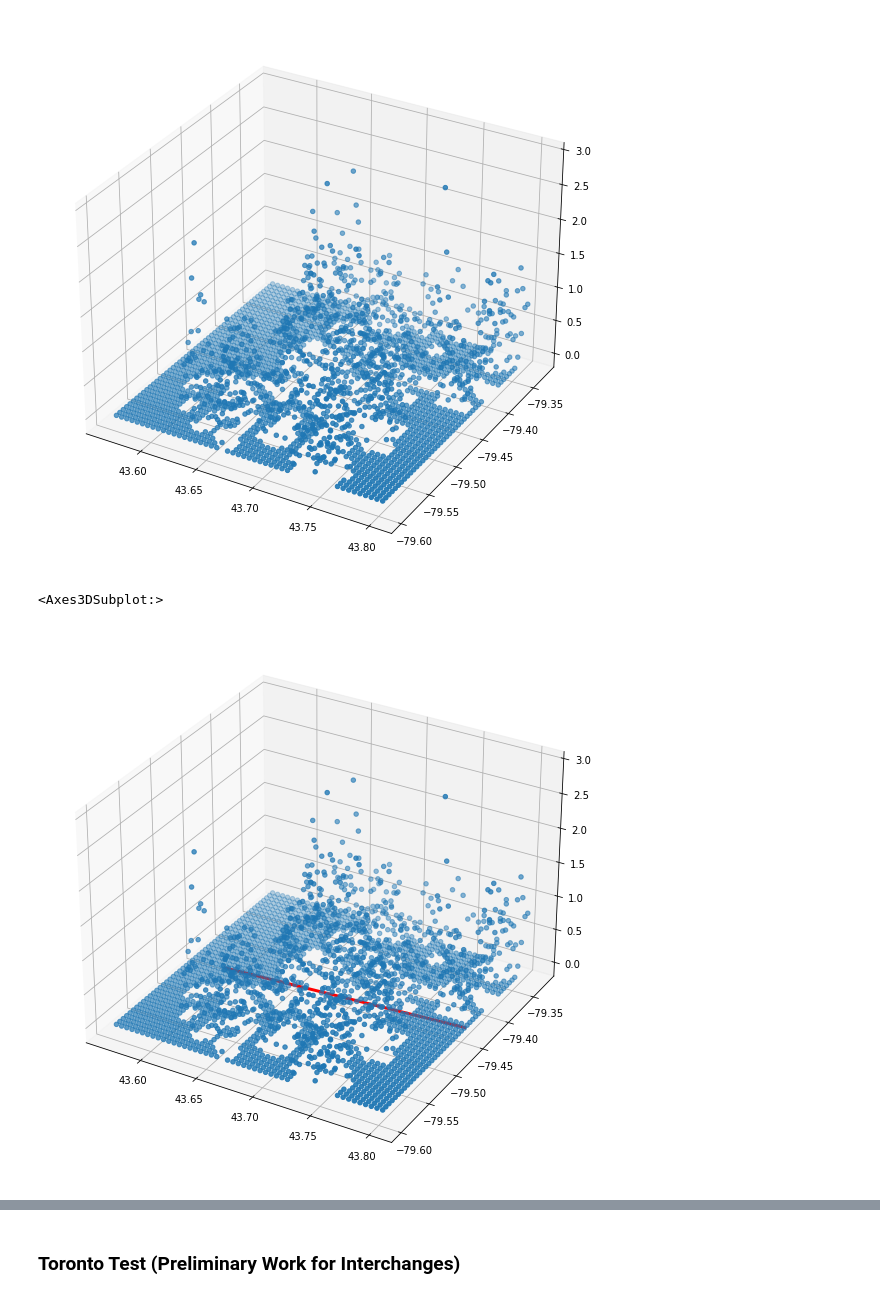
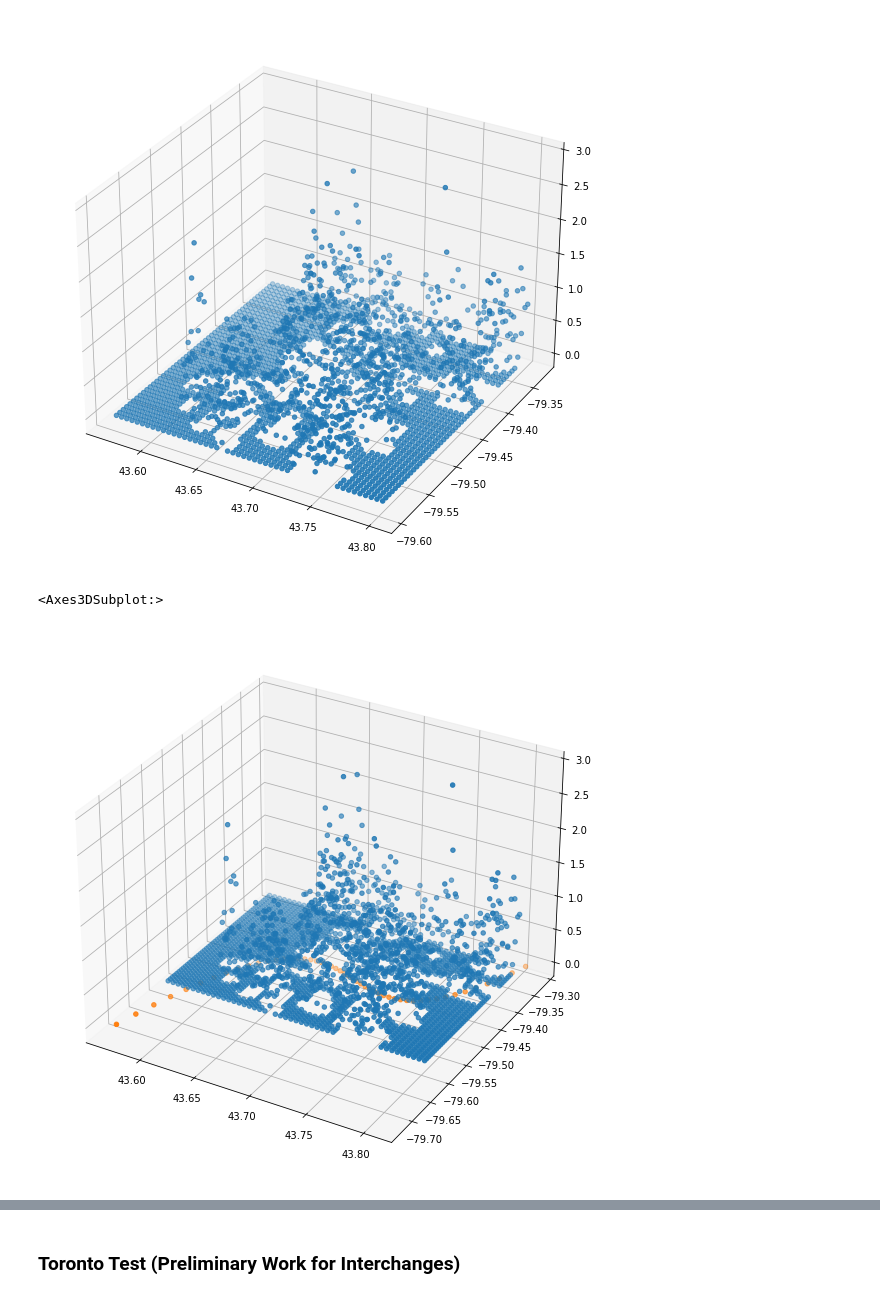
Before and after one commit to geotrieu/transit-ai, a Jupyter notebook: src/preprocessing.ipynb, the cells around one changed output, grey strips where cells are left out. Cells and saved outputs as stored; diff of their text form; code cells hidden in the pictures.

Commit message:
Revised Linear Regression to a polynomial version

```diff
--- a/src/preprocessing.ipynb
+++ b/src/preprocessing.ipynb
@@ -126,6 +124,11 @@ def plotScoresWithLine(scores, line):
     ax = plotScores(scores)
     ax.plot([line[0], line[1]], [line[2], line[3]], [0, 0], color='red', linewidth=3)
     return ax
+# %%
+def plotScoresWithCurve(scores, curve):
+    ax = plotScores(scores)
+    ax.scatter(curve[0], curve[1], 0)
+    return ax
 # %%
 def plotHeatmap(scores, line):
     y_begin = line[2]
@@ -150,5 +163,3 @@ plotScores(YYZ_Scores)
 # %% [output]
 <Axes3DSubplot:>
 [figure]
-# %%
-YYZ_Line_1 = linearRegression(YYZ_Scores)
@@ -155,6 +168,6 @@ YYZ_Line_1 = linearRegression(YYZ_Scores)
 # %%
-plotScoresWithLine(YYZ_Scores, list(YYZ_Line_1))
+plotScoresWithCurve(YYZ_Scores, YYZ_Line_1)
 # %% [output]
 <Axes3DSubplot:>
-[figure, old version]
+[figure, new version]
 # %%
```
Also changed, not shown: parts of 14 cells of this notebook.
